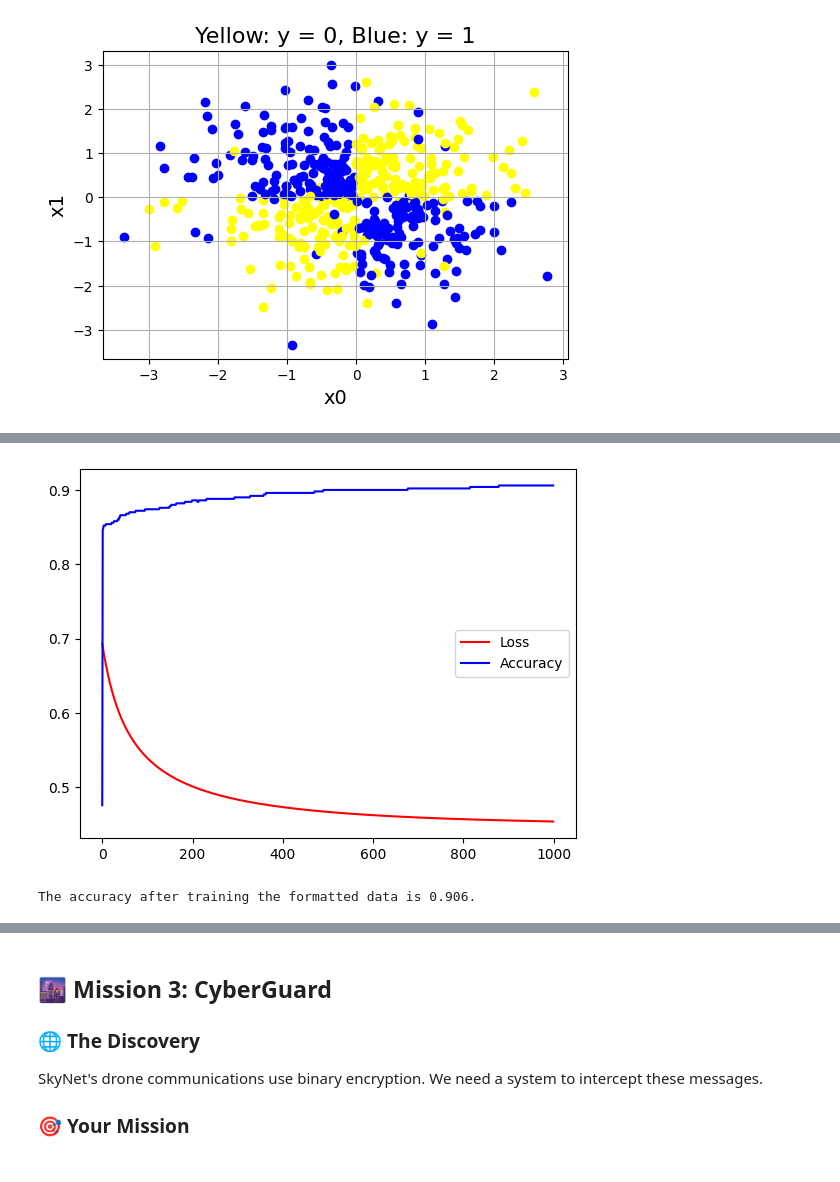
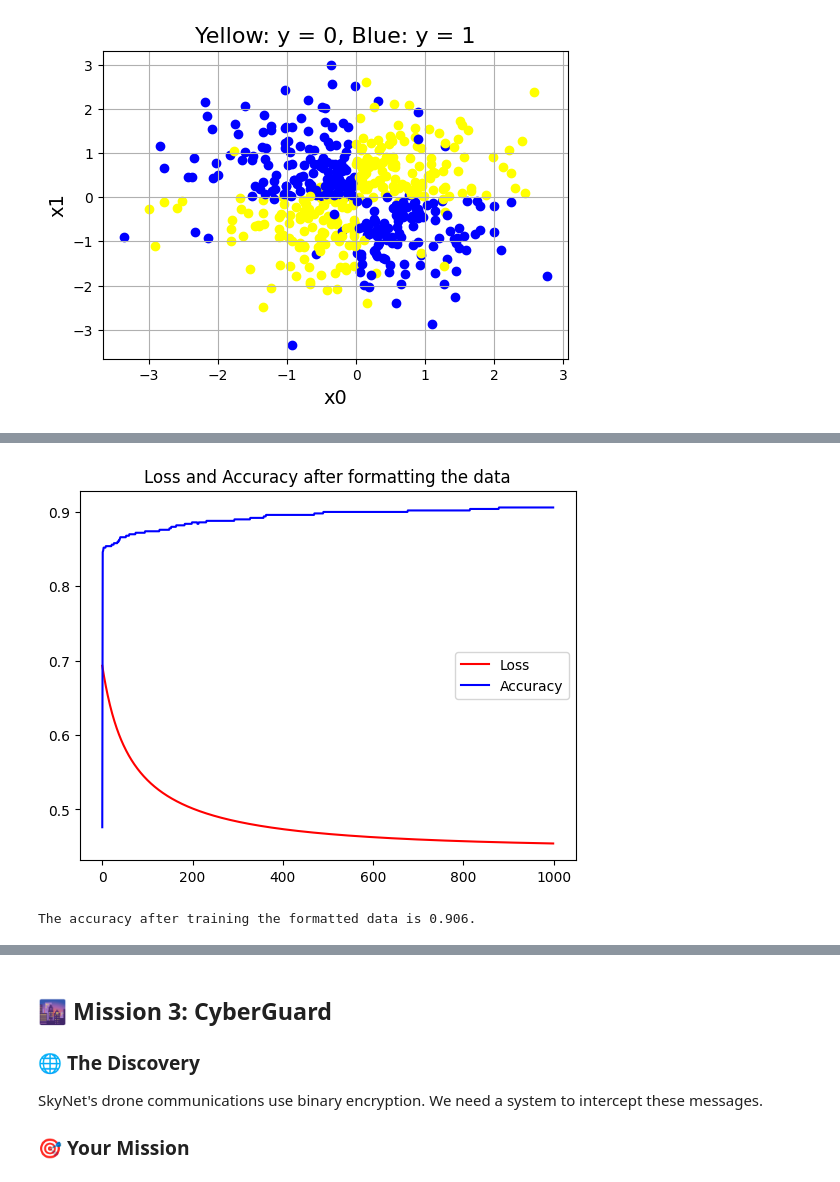
Before and after one commit to amundhby/IntroML-Prosjekt1, a Jupyter notebook: Assignment1/Chapter_1.ipynb, the cells around one changed output, grey strips where cells are left out. Cells and saved outputs as stored; diff of their text form; code cells hidden in the pictures.

```diff
--- a/Assignment1/Chapter_1.ipynb
+++ b/Assignment1/Chapter_1.ipynb
@@ -232,11 +233,12 @@ plt.show()
 # %%
-epoch_list = np.arange(0, 1000, 1)
-plt.plot(epoch_list, log_reg_formatted.losses, c='red', label="Loss")
-plt.plot(epoch_list, log_reg_formatted.train_accuracies, c='blue', label="Accuracy")
+epoch_list2 = np.arange(0, 1000, 1)
+plt.plot(epoch_list2, log_reg_formatted.losses, c='red', label="Loss")
+plt.plot(epoch_list2, log_reg_formatted.train_accuracies, c='blue', label="Accuracy")
+plt.title('Loss and Accuracy after formatting the data')
 plt.legend()
 plt.show()
 
 print(f'The accuracy after training the formatted data is {log_reg_formatted.train_accuracies[-1]}.')
 # %% [output]
-[figure, old version]
+[figure, new version]
 The accuracy after training the formatted data is 0.906.
```
Also changed, not shown: parts of 7 cells of this notebook.
